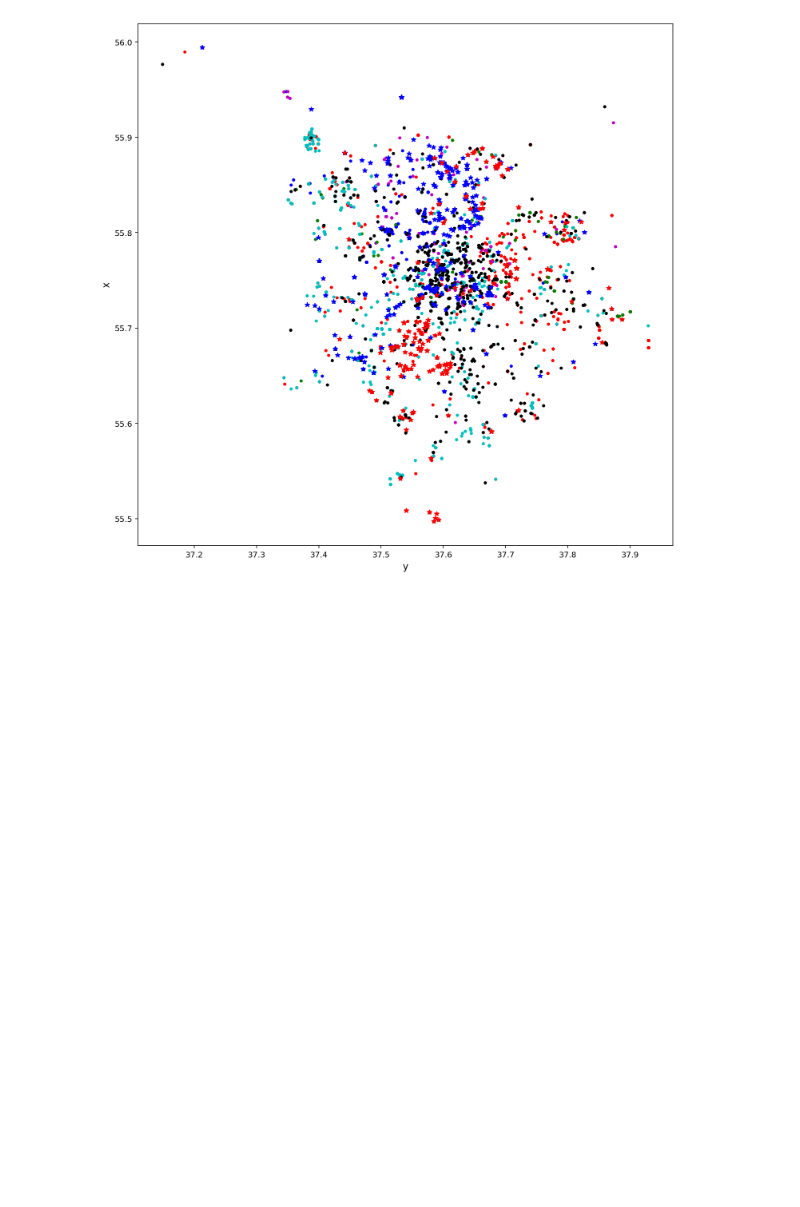
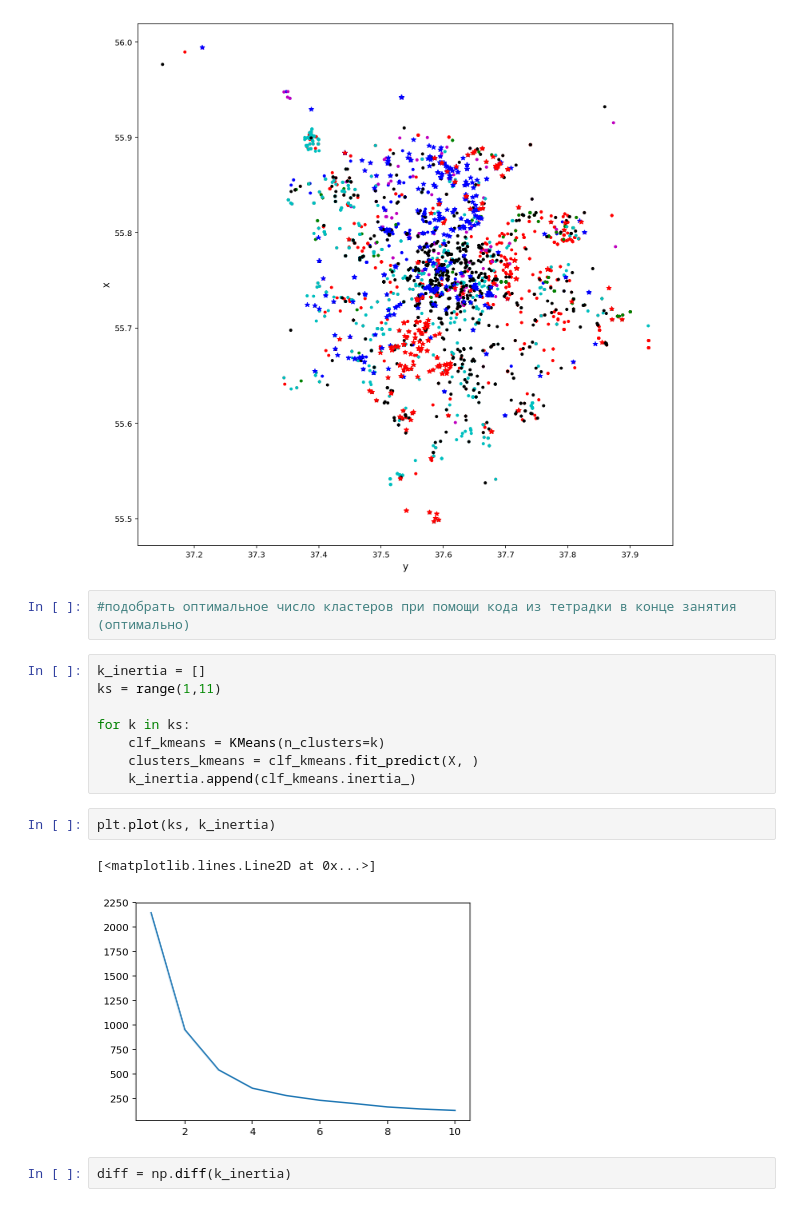
Before and after one commit to Aximiliana/Homework, a Jupyter notebook: Basic_alogoritms_HW/homework clustering.ipynb, the cells around one changed output. Cells and saved outputs as stored; diff of their text form; blank space fills up the shorter version.

```diff
--- a/Basic_alogoritms_HW/homework clustering.ipynb
+++ b/Basic_alogoritms_HW/homework clustering.ipynb
@@ -149,3 +149,20 @@ See the documentation here:
 https://pandas.pydata.org/pandas-docs/stable/indexing.html#deprecate-loc-reindex-listlike
   return self.loc[key]
 [figure]
+# %%
+#подобрать оптимальное число кластеров при помощи кода из тетрадки в конце занятия (оптимально)
+# %%
+k_inertia = []
+ks = range(1,11)
+
+for k in ks:
+    clf_kmeans = KMeans(n_clusters=k)
+    clusters_kmeans = clf_kmeans.fit_predict(X, )
+    k_inertia.append(clf_kmeans.inertia_)
+# %%
+plt.plot(ks, k_inertia)
+# %% [output]
+[<matplotlib.lines.Line2D at 0x...>]
+[figure, added]
+# %%
+diff = np.diff(k_inertia)
```
Also changed, not shown: parts of 4 cells of this notebook.
